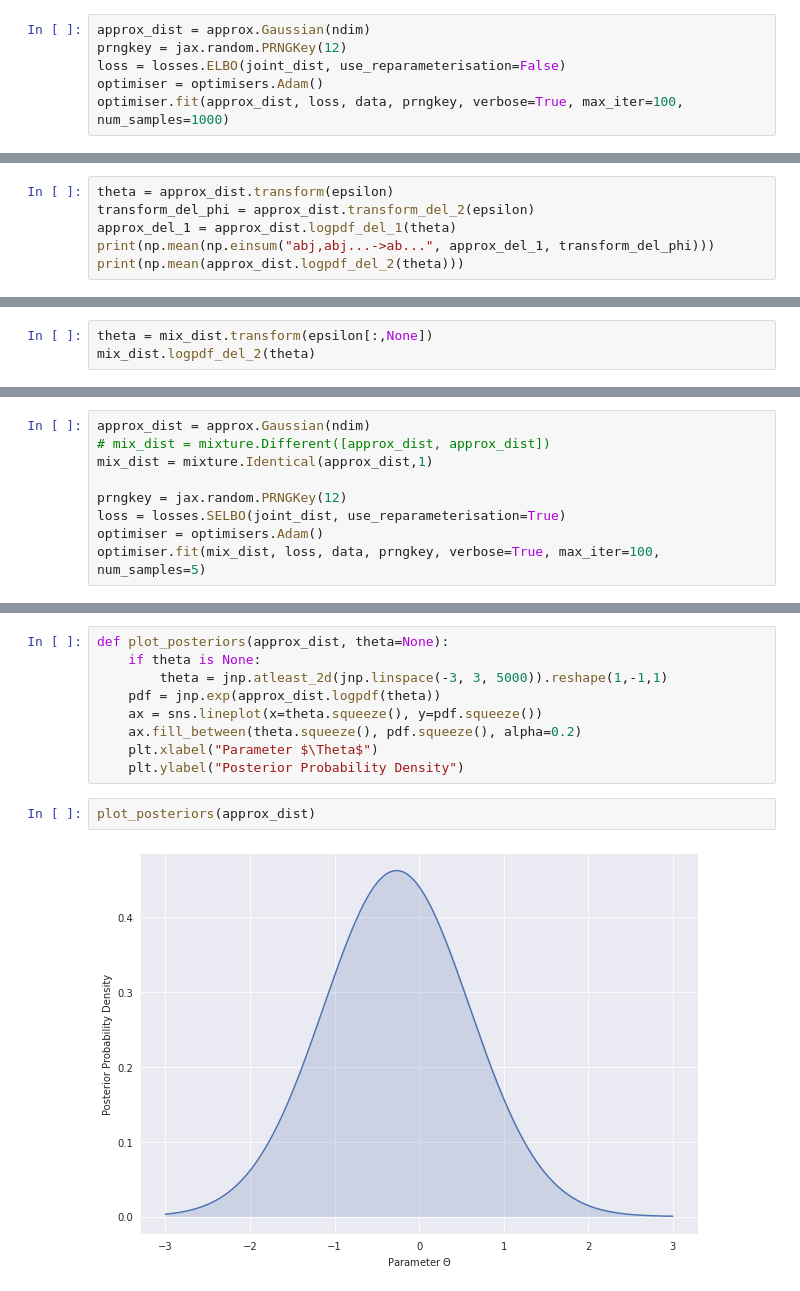
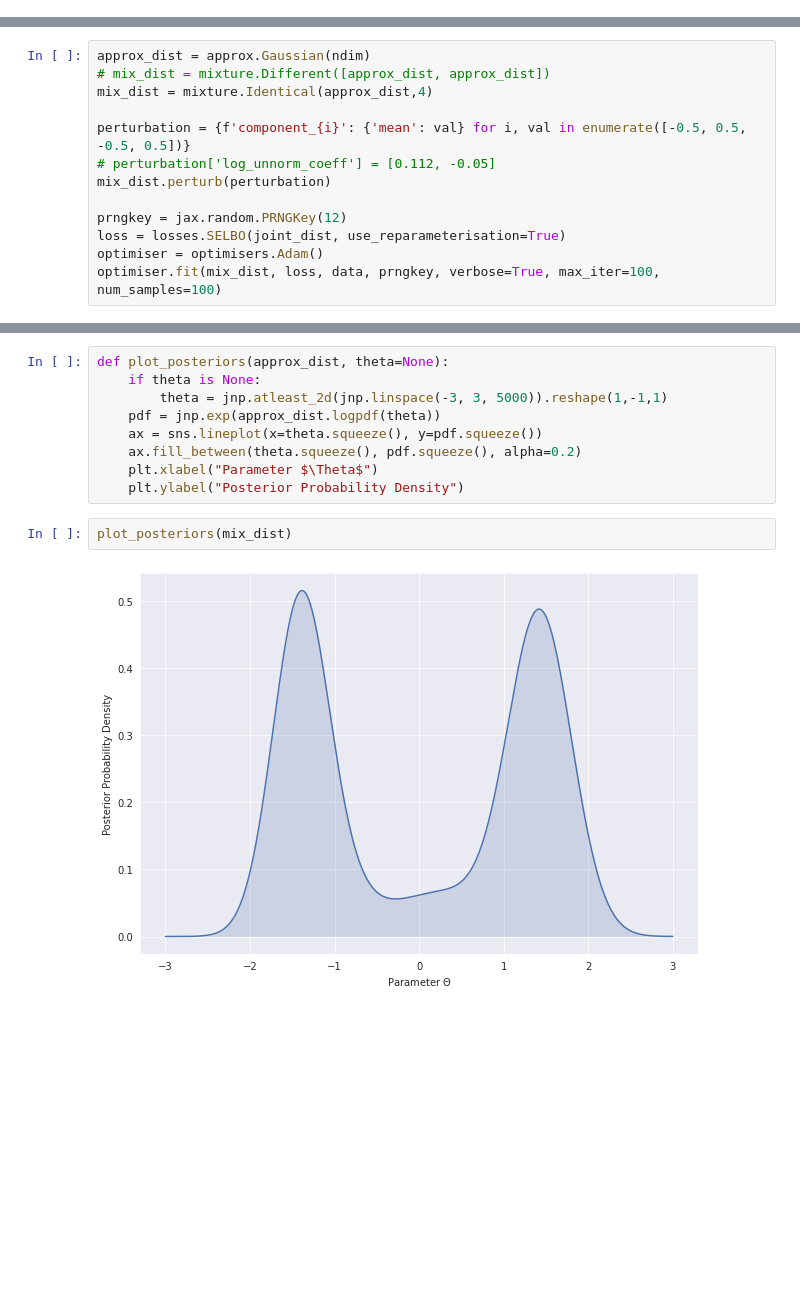
Before and after one commit to MABilton/approx_post, a Jupyter notebook: examples/mixture_example.ipynb, the cells around one changed output, grey strips where cells are left out. Drawn from its saved outputs; the diff is of its cells as text; blank space fills up the shorter version.

Commit message:
Working mixture distribution example.

```diff
--- a/examples/mixture_example.ipynb
+++ b/examples/mixture_example.ipynb
@@ -40,9 +39,3 @@ Observations x_obs = model(theta) + noise:
 prior_mean = jnp.zeros(ndim)
 prior_cov = 1.*jnp.identity(ndim)
 joint_dist = joint.ModelPlusGaussian(model, noise_cov, prior_mean, prior_cov, model_grad)
-# %%
-approx_dist = approx.Gaussian(ndim)
-prngkey = jax.random.PRNGKey(12)
-loss = losses.ELBO(joint_dist, use_reparameterisation=False)
-optimiser = optimisers.Adam()
-optimiser.fit(approx_dist, loss, data, prngkey, verbose=True, max_iter=100, num_samples=1000)
@@ -73,6 +41,0 @@ epsilon = approx_dist.sample_base(1000, prngkey) #jnp.array([-1., 0., -2.]).resh
-# %%
-theta = approx_dist.transform(epsilon)
-transform_del_phi = approx_dist.transform_del_2(epsilon)
-approx_del_1 = approx_dist.logpdf_del_1(theta)
-print(np.mean(np.einsum("abj,abj...->ab...", approx_del_1, transform_del_phi)))
-print(np.mean(approx_dist.logpdf_del_2(theta)))
@@ -82,3 +41,0 @@ Jaxtainer({'log_chol_diag': DeviceArray(0.09618708, dtype=float32), 'mean': Devi
-# %%
-theta = mix_dist.transform(epsilon[:,None])
-mix_dist.logpdf_del_2(theta)
@@ -99,10 +42,14 @@ Jaxtainer({'component_0': {'log_chol_diag': DeviceArray([[[-0.49979138],
 # %%
 approx_dist = approx.Gaussian(ndim)
 # mix_dist = mixture.Different([approx_dist, approx_dist])
-mix_dist = mixture.Identical(approx_dist,1)
+mix_dist = mixture.Identical(approx_dist,4)
+
+perturbation = {f'component_{i}': {'mean': val} for i, val in enumerate([-0.5, 0.5, -0.5, 0.5])}
+# perturbation['log_unnorm_coeff'] = [0.112, -0.05]
+mix_dist.perturb(perturbation)
 
 prngkey = jax.random.PRNGKey(12)
 loss = losses.SELBO(joint_dist, use_reparameterisation=True)
 optimiser = optimisers.Adam()
-optimiser.fit(mix_dist, loss, data, prngkey, verbose=True, max_iter=100, num_samples=5)
+optimiser.fit(mix_dist, loss, data, prngkey, verbose=True, max_iter=100, num_samples=100)
 # %% [output]
@@ -156,9 +103,9 @@ def plot_posteriors(approx_dist, theta=None):
     plt.xlabel("Parameter $\Theta$")
     plt.ylabel("Posterior Probability Density")
 # %%
-plot_posteriors(approx_dist)
+plot_posteriors(mix_dist)
 # %% [output]
-[figure, old version]
+[figure, new version]
 # %%
 mix_dist.phi()
 # %% [output]
```
Also changed, not shown: parts of 8 cells of this notebook, 4 other files.
